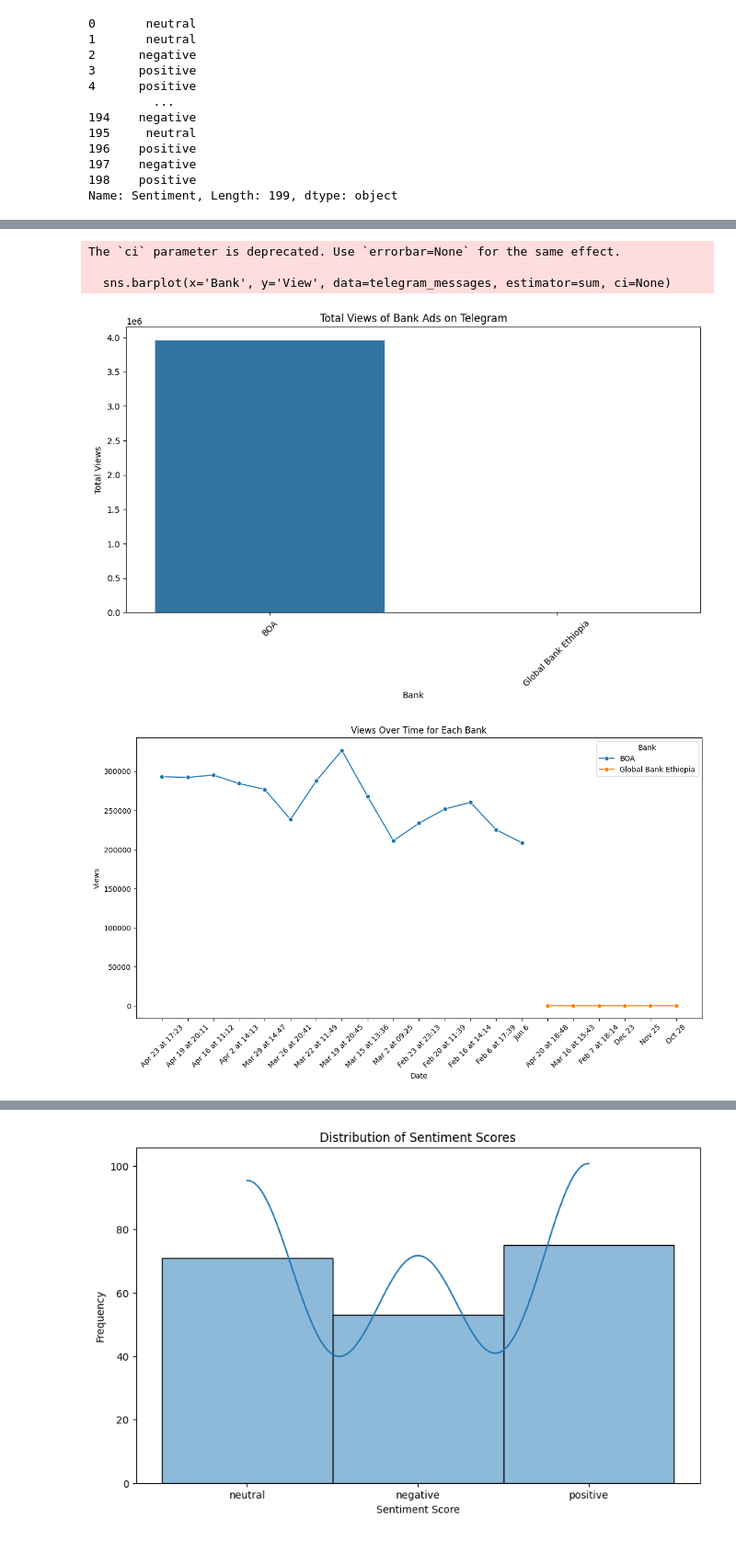
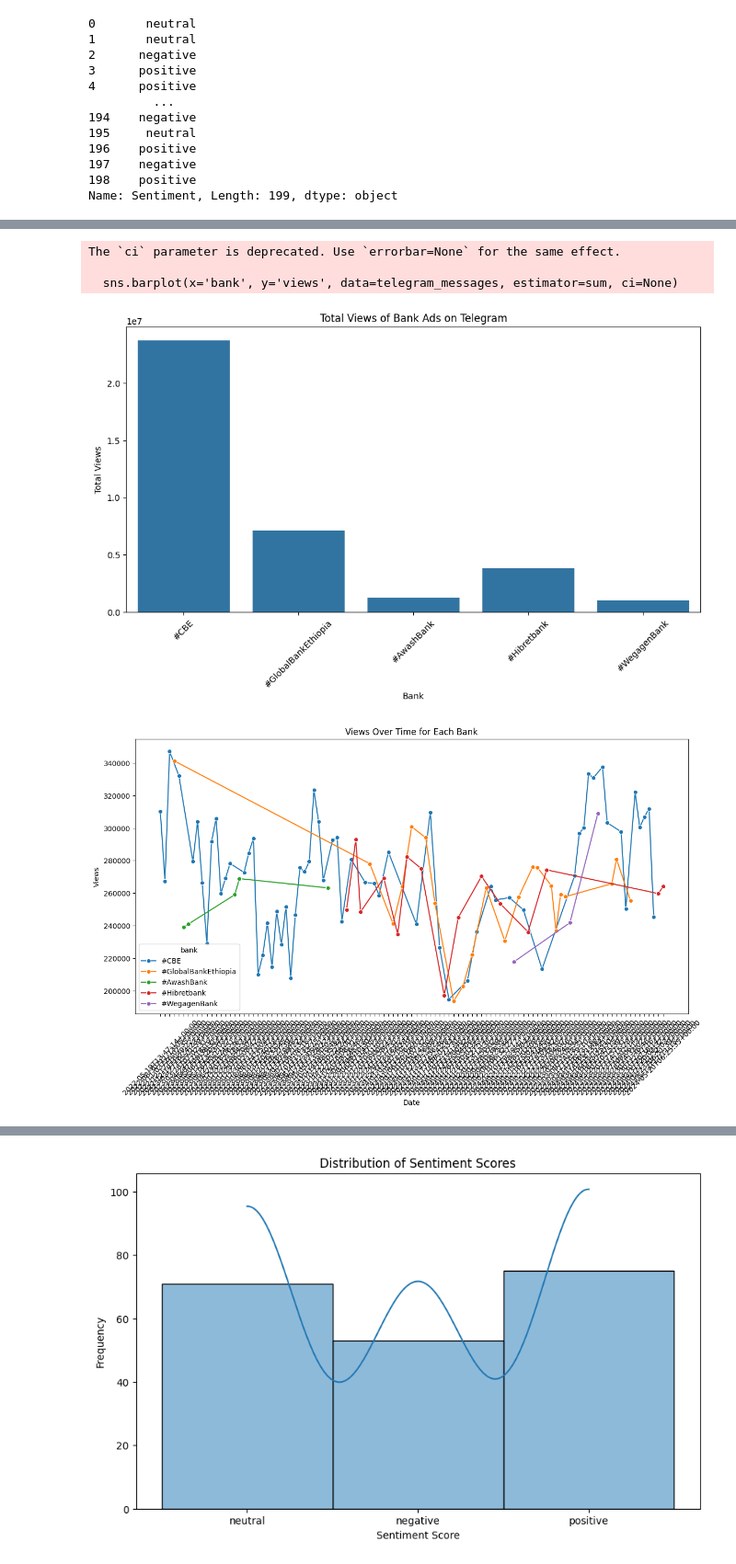
Before and after one commit to juniorworku/marketing-analytics-dashboard, a Jupyter notebook: notebooks/eda_analysis.ipynb, the cells around one changed output, grey strips where cells are left out. Shown at 92% size. Drawn from its saved outputs; the diff is of its cells as text; code cells hidden in the pictures.

```diff
--- a/notebooks/eda_analysis.ipynb
+++ b/notebooks/eda_analysis.ipynb
@@ -10,4 +6,4 @@ PLAY_STORE_REVIEWS_CSV = "/home/ted/Desktop/DEV/marketing-analytics-dashboard/da
 # %%
 # Load data from CSV files
-telegram_messages = pd.read_csv(TELEGRAM_MESSAGES_CSV)
-play_store_reviews = pd.read_csv(PLAY_STORE_REVIEWS_CSV)
+telegram_messages = pd.read_csv("../data/banks_telegram_posts_data.csv")
+play_store_reviews = pd.read_csv("../data/abyssinia_bank_reviews.csv")
@@ -194,7 +183,7 @@ Index(['Date', 'Post link', 'View', 'Post Hour', 'Bank', 'Time of day'], dtype='
 # Data Comparison:
 # Data Comparison: Bar plot of total views for different banks
 plt.figure(figsize=(12, 6))
-sns.barplot(x='Bank', y='View', data=telegram_messages, estimator=sum, ci=None)
+sns.barplot(x='bank', y='views', data=telegram_messages, estimator=sum, ci=None)
 plt.title('Total Views of Bank Ads on Telegram')
 plt.xlabel('Bank')
 plt.ylabel('Total Views')
@@ -203,19 +192,19 @@ plt.show()
 # %% [output]
 The `ci` parameter is deprecated. Use `errorbar=None` for the same effect.
 
-  sns.barplot(x='Bank', y='View', data=telegram_messages, estimator=sum, ci=None)
+  sns.barplot(x='bank', y='views', data=telegram_messages, estimator=sum, ci=None)
-[figure, old version]
+[figure, new version]
 # %%
 # Trend Over Time: Views over time for each bank
 plt.figure(figsize=(14, 7))
-sns.lineplot(x='Date', y='View', hue='Bank', data=telegram_messages, marker='o')
+sns.lineplot(x='date', y='views', hue='bank', data=telegram_messages, marker='o')
 plt.title('Views Over Time for Each Bank')
 plt.xlabel('Date')
 plt.ylabel('Views')
 plt.xticks(rotation=45)
 plt.show()
 # %% [output]
-[figure, old version]
+[figure, new version]
 # %%
 # Views by Time of Day: Distribution of views based on the time of day
 plt.figure(figsize=(12, 6))
```
Also changed, not shown: parts of 15 cells of this notebook.
